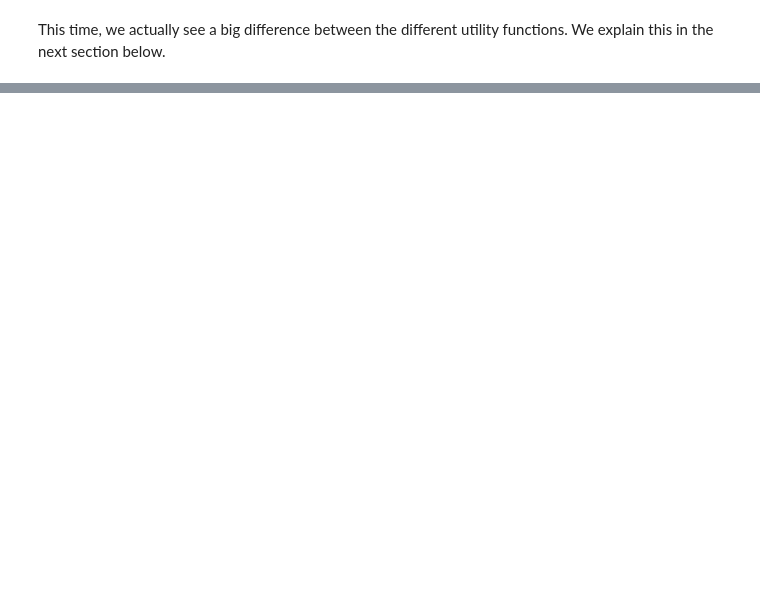
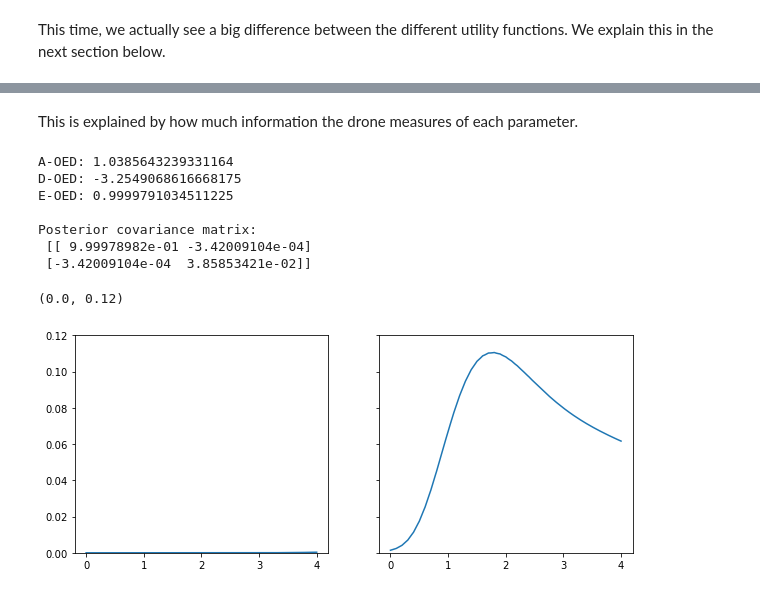
Before and after one commit to leyffer/m2dtIceSheet, a Jupyter notebook: notebooks/5_transientPDE.ipynb, the cells around one changed output, grey strips where cells are left out. Drawn from its saved outputs; the diff is of its cells as text; code cells hidden in the pictures; blank space fills up the shorter version.

```diff
--- a/notebooks/5_transientPDE.ipynb
+++ b/notebooks/5_transientPDE.ipynb
@@ -373,0 +426,11 @@ Let's understand why, in constrast to the stationary model, the OED utility func
+# %%
+para1 = np.array([1, 0])
+para2 = np.array([0, 1])
+
+tStart = time.time()
+state1 = fom.solve(parameter=para1)
+print("FOM solve time: {} s.".format(time.time()-tStart))
+
+tStart = time.time()
+state2 = fom.solve(parameter=para2)
+print("FOM solve time: {} s.".format(time.time()-tStart))
@@ -385,0 +559,27 @@ print("Runtime of this notebook: {} min".format(runtime_notebook / 60))
+# %% [markdown]
+This is explained by how much information the drone measures of each parameter.
+# %%
+# compute posterior
+posterior = inversion.compute_posterior(alpha=alpha_test)
+
+print("A-OED:", utility.eval_utility(posterior, mode="A"))
+print("D-OED:", utility.eval_utility(posterior, mode="D-log"))
+print("E-OED:", utility.eval_utility(posterior, mode="E"))
+
+print("\nPosterior covariance matrix: \n", posterior.compute_covariance())
+
+fig, axs = plt.subplots(1,2, figsize=(10, 4), sharey = True)
+axs[0].plot(flight.grid_t, data11)
+axs[1].plot(flight.grid_t, data21)
+
+axs[0].set_ylim((0, 0.12))
+# %% [output]
+A-OED: 1.0385643239331164
+D-OED: -3.2549068616668175
+E-OED: 0.9999791034511225
+
+Posterior covariance matrix:
+ [[ 9.99978982e-01 -3.42009104e-04]
+ [-3.42009104e-04  3.85853421e-02]]
+(0.0, 0.12)
+[figure, added]
```
Also changed, not shown: parts of 34 cells of this notebook, 6 other files.
